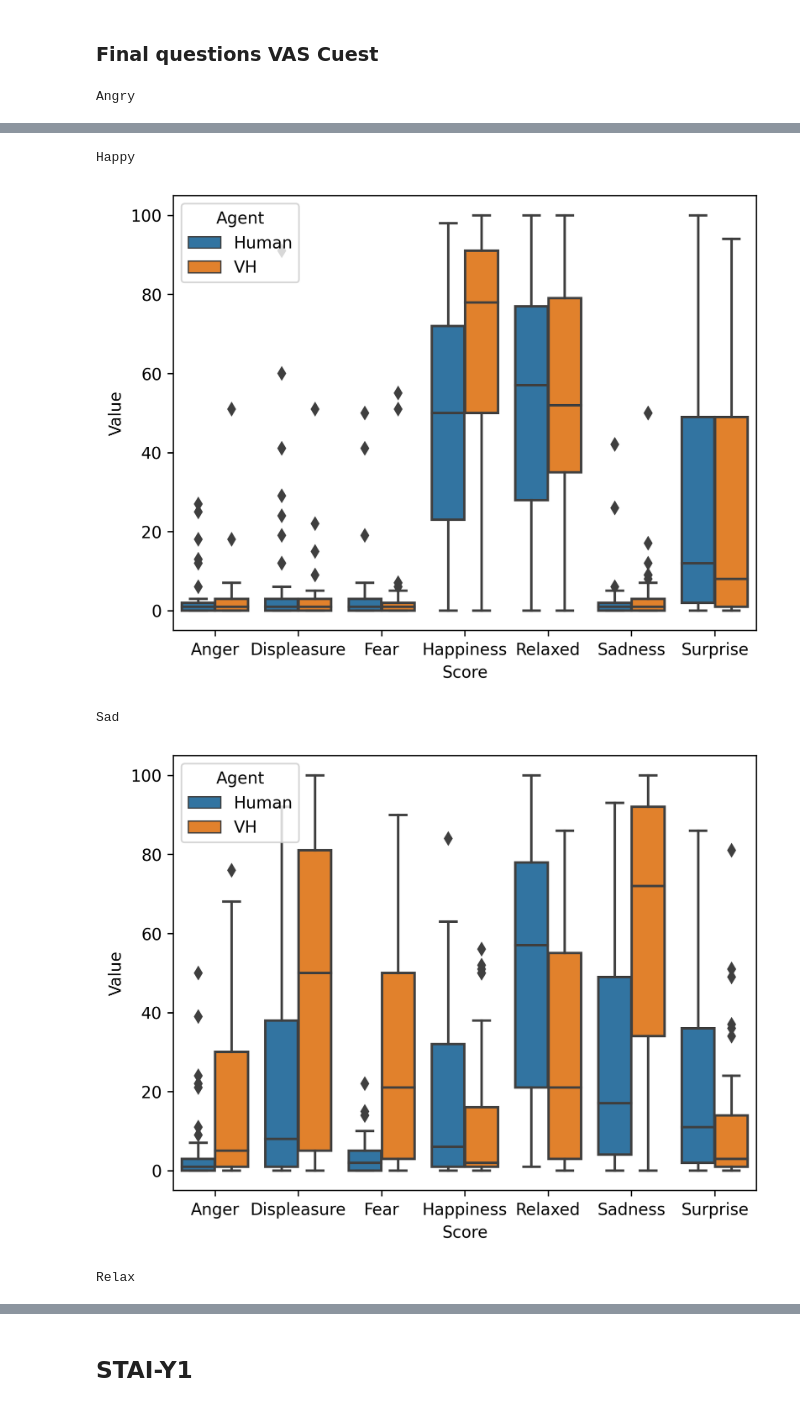
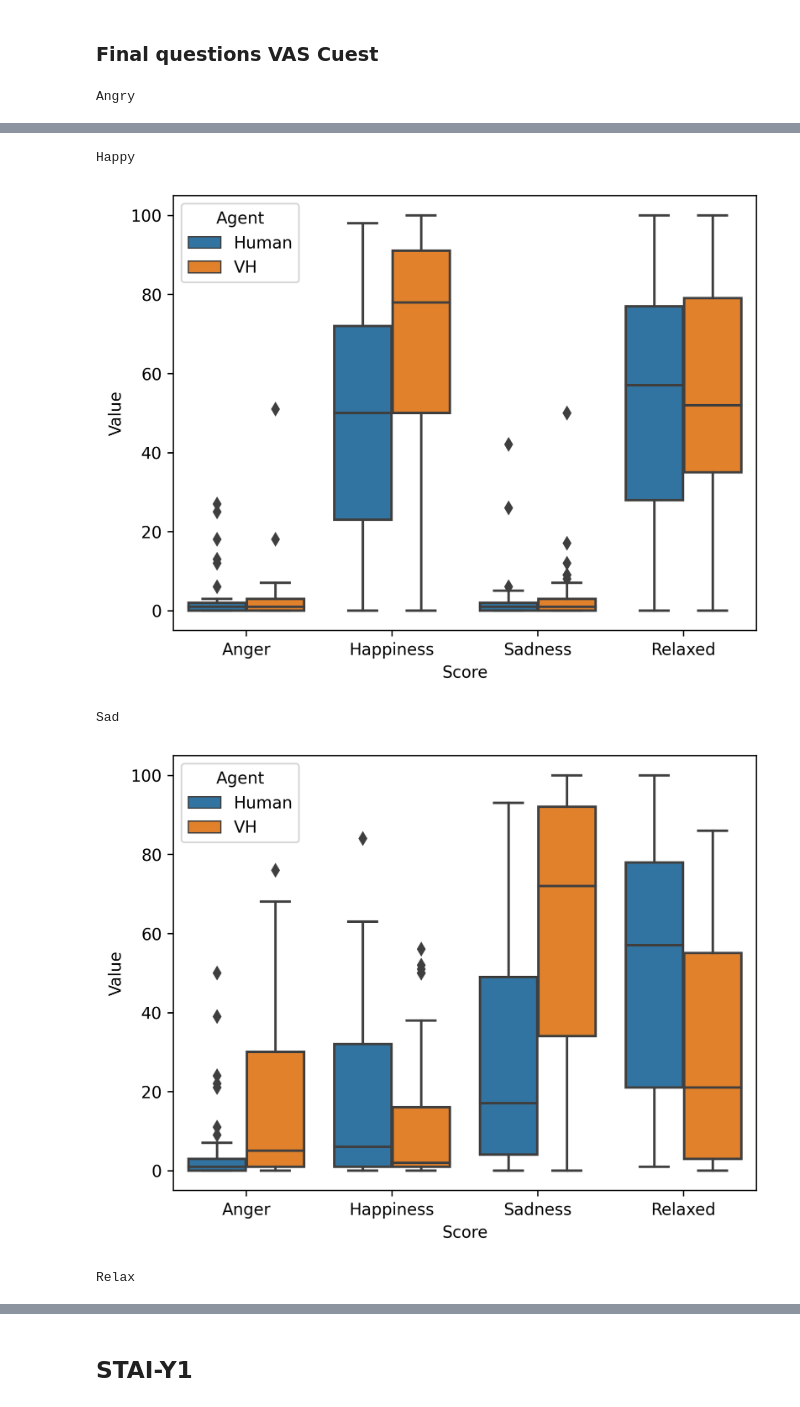
Before and after one commit to ASAPLableni/LableniBot, a Jupyter notebook: DataAnalysis/AnalysisQuestUpdate.ipynb, the cells around one changed output, grey strips where cells are left out. Drawn from its saved outputs; the diff is of its cells as text; code cells hidden in the pictures.

```diff
--- a/DataAnalysis/AnalysisQuestUpdate.ipynb
+++ b/DataAnalysis/AnalysisQuestUpdate.ipynb
@@ -1243,13 +1339,23 @@ Mean Relax Arousal = 4.1774 +/- 1.6512 ; Median = 5.0 ; Min. =  1.0 ; Max. =  8.
 ### Final questions VAS Cuest
 # %%
 features_to_change_subject = [
-    'Disgusto', 'Felicidad', 'Enfado', 'Miedo', 'Relajado',
-    'Sorpresa', 'Tristeza'
+    # 'Disgusto',
+    'Felicidad',
+    'Enfado',
+    # 'Miedo',
+    'Relajado',
+    # 'Sorpresa',
+    'Tristeza'
 ]
 
 features_to_change_avatar = [
-    'Disgusto.1', 'Felicidad.1', 'Enfado.1',
-    'Miedo.1', 'Relajado.1', 'Sorpresa.1', 'Tristeza.1'
+    # 'Disgusto.1',
+    'Felicidad.1',
+    'Enfado.1',
+    # 'Miedo.1',
+    'Relajado.1',
+    # 'Sorpresa.1',
+    'Tristeza.1'
 ]
 
 dict_to_translate = {
@@ -1288,7 +1394,13 @@ def achieve_vas_boxplot(data):
     return pd.DataFrame(state_vas_plot_list)
 # %%
 score_order = [
-    "Anger", "Displeasure", "Fear", "Happiness", "Relaxed", "Sadness", "Surprise"
+    "Anger",
+    # "Displeasure",
+    # "Fear",
+    "Happiness",
+    "Sadness",
+    "Relaxed",
+    # "Surprise"
 ]
 
 # Angry
@@ -1336,5 +1448,5 @@ Angry
 Happy
-[figure, old version]
+[figure, new version]
 Sad
-[figure, old version]
+[figure, new version]
 Relax
```
Also changed, not shown: parts of 5 cells of this notebook, 1 other file.
